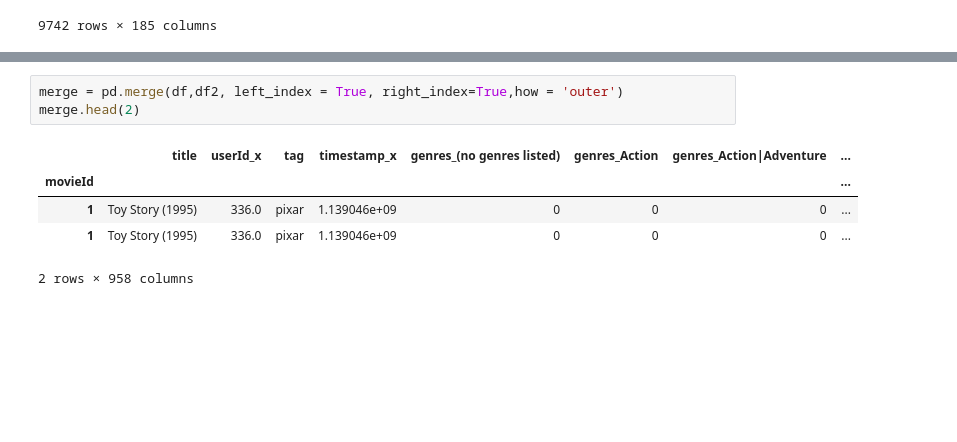
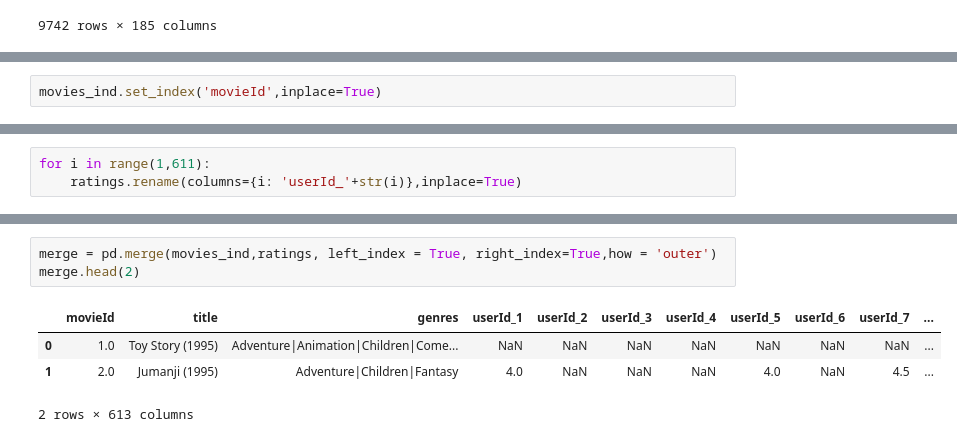
Before and after one commit to julian801/JC_Movie_Recommender, a Jupyter notebook: JC_Movie_Recommender_GBM.ipynb, the cells around one changed output, grey strips where cells are left out. Drawn from its saved outputs; the diff is of its cells as text; blank space fills up the shorter version.

Commit message:
merge with ratings

```diff
--- a/JC_Movie_Recommender_GBM.ipynb
+++ b/JC_Movie_Recommender_GBM.ipynb
@@ -265,0 +234,2 @@ SyntaxError: invalid syntax (<ipython-input-4-cf7f41e9cf99>, line 3)
+# %%
+movies_ind.set_index('movieId',inplace=True)
@@ -265,0 +244,3 @@ SyntaxError: invalid syntax (<ipython-input-4-cf7f41e9cf99>, line 3)
+# %%
+for i in range(1,611):
+    ratings.rename(columns={i: 'userId_'+str(i)},inplace=True)
@@ -266,9 +255,8 @@ SyntaxError: invalid syntax (<ipython-input-4-cf7f41e9cf99>, line 3)
 # %%
-merge = pd.merge(df,df2, left_index = True, right_index=True,how = 'outer')
+merge = pd.merge(movies_ind,ratings, left_index = True, right_index=True,how = 'outer')
 merge.head(2)
 # %% [output]
-|  | title | userId_x | tag | timestamp_x | genres_(no genres listed) | genres_Action | genres_Action|Adventure | ... |
-| movieId |  |  |  |  |  |  |  | ... |
-| 1 | Toy Story (1995) | 336.0 | pixar | 1.139046e+09 | 0 | 0 | 0 | ... |
-| 1 | Toy Story (1995) | 336.0 | pixar | 1.139046e+09 | 0 | 0 | 0 | ... |
+|  | movieId | title | genres | userId_1 | userId_2 | userId_3 | userId_4 | userId_5 | userId_6 | userId_7 | ... |
+| 0 | 1.0 | Toy Story (1995) | Adventure|Animation|Children|Come... | NaN | NaN | NaN | NaN | NaN | NaN | NaN | ... |
+| 1 | 2.0 | Jumanji (1995) | Adventure|Children|Fantasy | 4.0 | NaN | NaN | NaN | 4.0 | NaN | 4.5 | ... |
-2 rows × 958 columns
+2 rows × 613 columns
```
Also changed, not shown: parts of 22 cells of this notebook.
